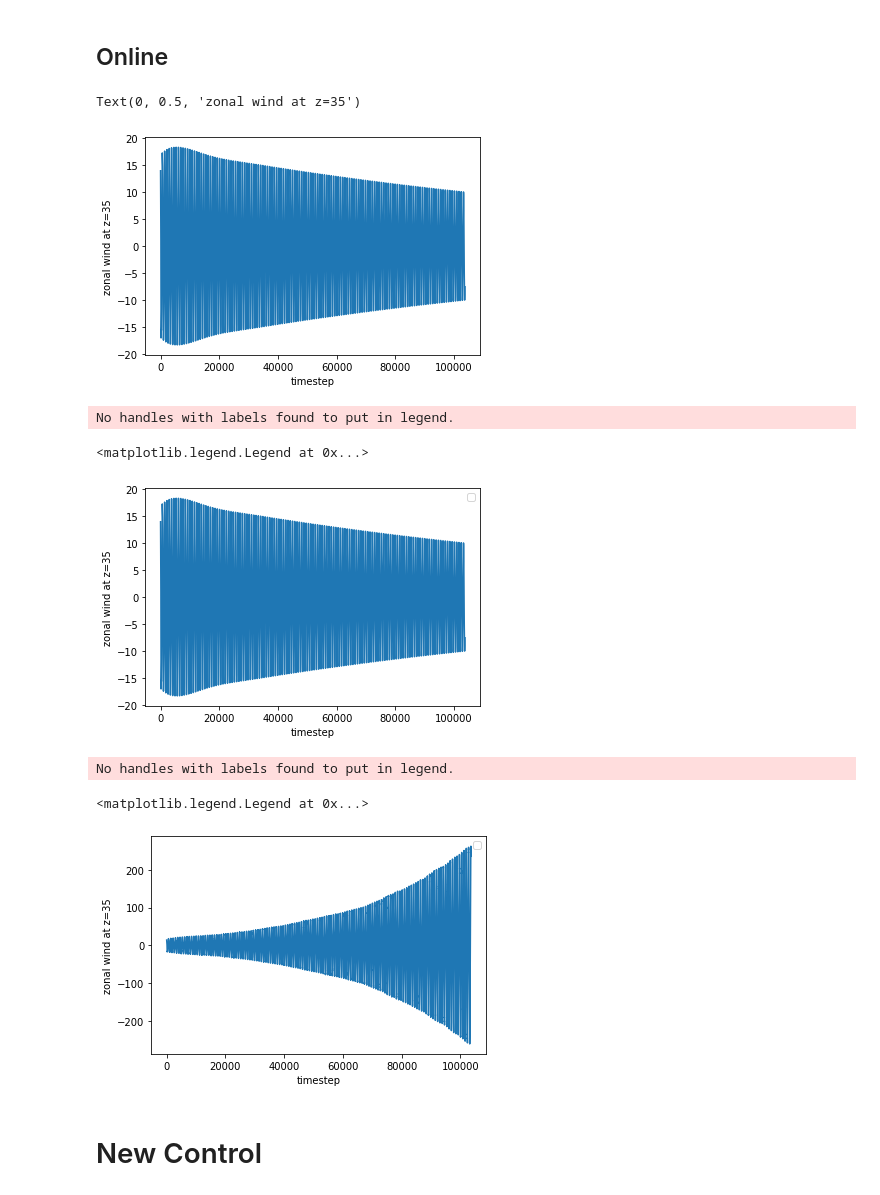
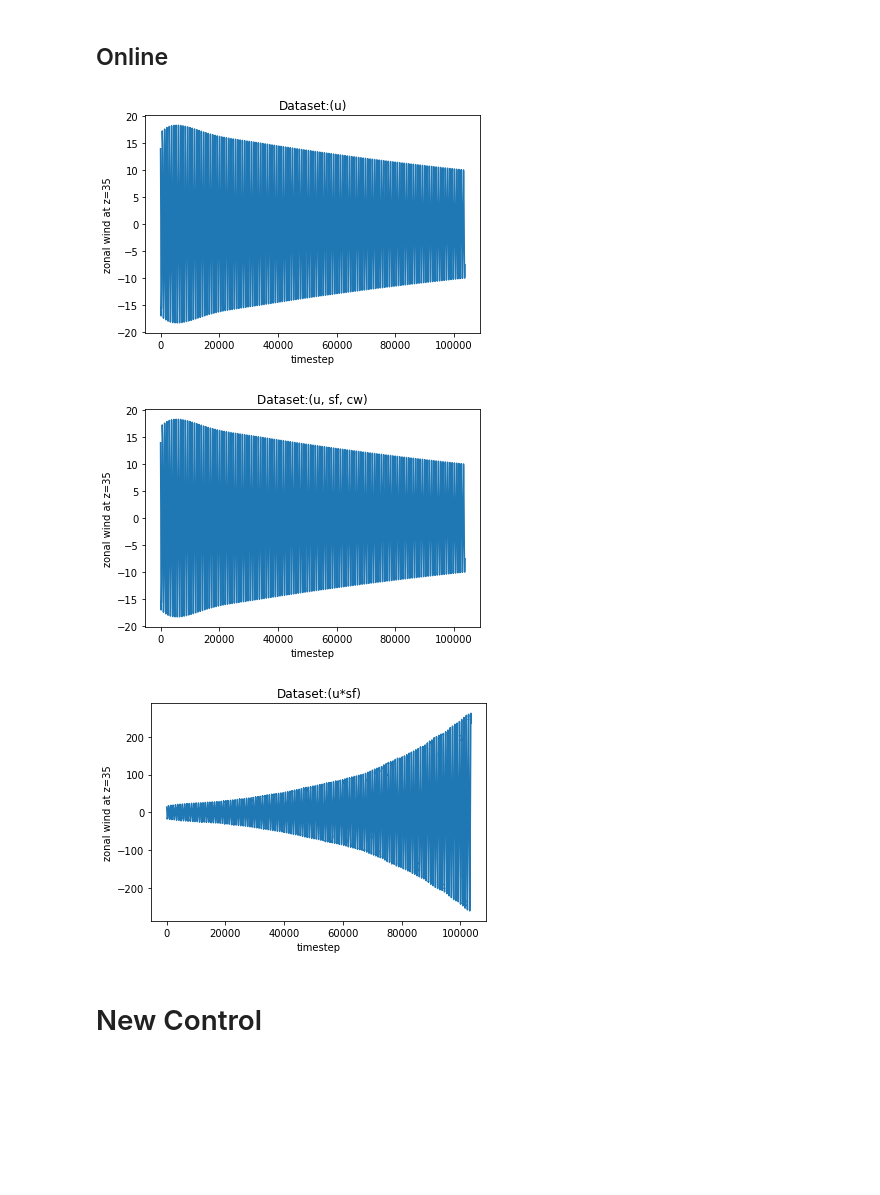
Before and after one commit to EddyShao/QBO-1d, a Jupyter notebook: stability.ipynb, the cells around one changed output. Cells and saved outputs as stored; diff of their text form; code cells hidden in the pictures; blank space fills up the shorter version.

```diff
--- a/stability.ipynb
+++ b/stability.ipynb
@@ -156,31 +247,28 @@ model_ML_2 = lambda x : torch.tensor(reg_2.coef_) @ (sf_ML[solver_ML.current_ste
 
 u_ML_2 = solver_ML.solve(source_func=model_ML_2)
 u_ML_2 = u_ML_2.detach()
-# %%
-plt.plot(u_ML_0[:, 35])
-plt.xlabel('timestep')
-plt.ylabel('zonal wind at z=35')
-# %% [output]
-Text(0, 0.5, 'zonal wind at z=35')
-[figure, removed]
-# %%
-plt.plot(u_ML_1[:, 35])
-plt.xlabel('timestep')
-plt.ylabel('zonal wind at z=35')
-plt.legend()
-# %% [output]
-No handles with labels found to put in legend.
-<matplotlib.legend.Legend at 0x...>
-[figure, removed]
-# %%
-plt.plot(u_ML_2[:, 35])
-plt.xlabel('timestep')
-plt.ylabel('zonal wind at z=35')
-plt.legend()
-# %% [output]
-No handles with labels found to put in legend.
-<matplotlib.legend.Legend at 0x...>
-[figure, removed]
+# %%
+plt.plot(u_ML_0[:, 35])
+plt.xlabel('timestep')
+plt.ylabel('zonal wind at z=35')
+plt.title('Dataset:(u)')
+plt.show()
+
+plt.plot(u_ML_1[:, 35])
+plt.xlabel('timestep')
+plt.ylabel('zonal wind at z=35')
+plt.title('Dataset:(u, sf, cw)')
+plt.show()
+
+plt.plot(u_ML_2[:, 35])
+plt.xlabel('timestep')
+plt.ylabel('zonal wind at z=35')
+plt.title('Dataset:(u*sf)')
+plt.show()
+# %% [output]
+[figure, added]
+[figure, added]
+[figure, added]
 # %% [markdown]
 # New Control
 # %%
```
Also changed, not shown: parts of 11 cells of this notebook.
